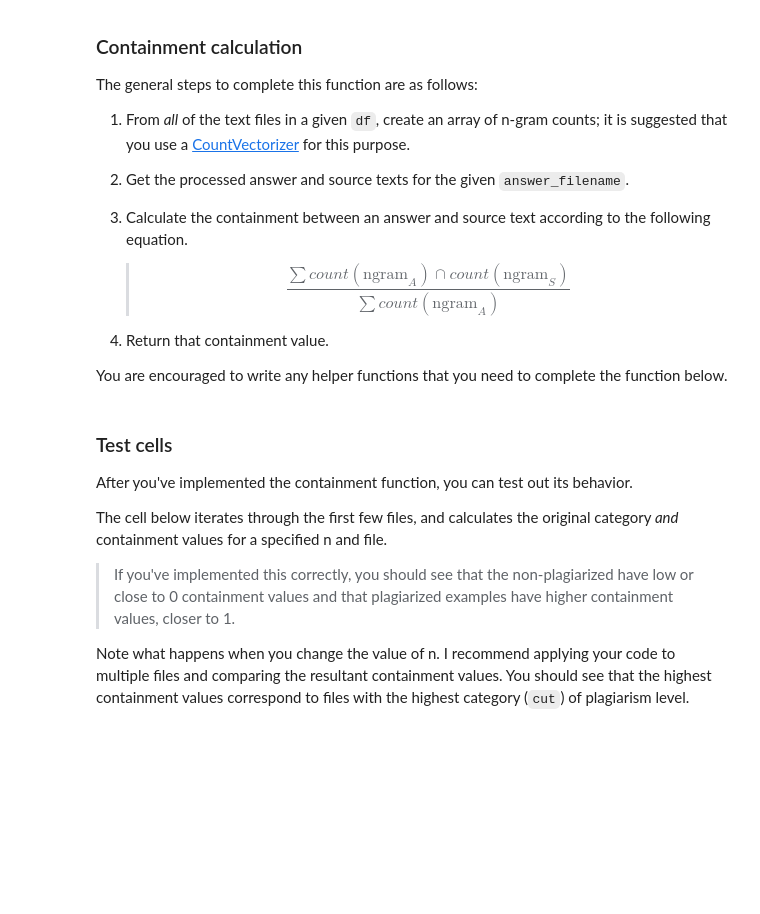
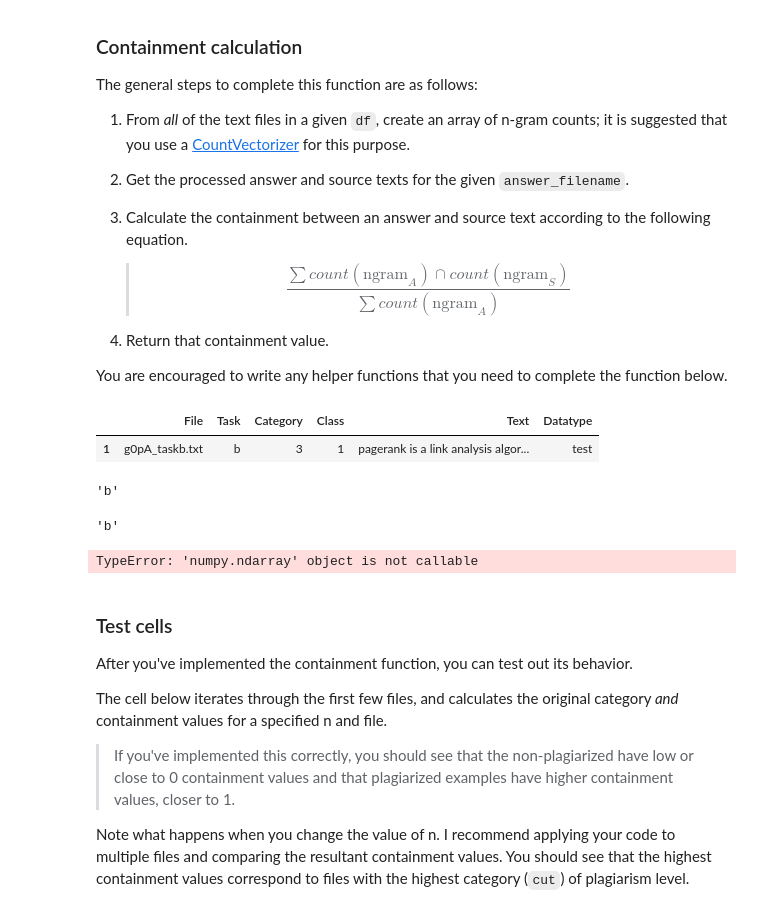
Before and after one commit to carolyn-tsai/Project_Plagiarism_Detection, a Jupyter notebook: Project_Plagiarism_Detection/2_Plagiarism_Feature_Engineering.ipynb, the cells around one changed output. Drawn from its saved outputs; the diff is of its cells as text; code cells hidden in the pictures; blank space fills up the shorter version.

```diff
--- a/Project_Plagiarism_Detection/2_Plagiarism_Feature_Engineering.ipynb
+++ b/Project_Plagiarism_Detection/2_Plagiarism_Feature_Engineering.ipynb
@@ -317,6 +350,30 @@ The general steps to complete this function are as follows:
 4. Return that containment value.
 
 You are encouraged to write any helper functions that you need to complete the function below.
+# %%
+testing_df = complete_df
+answer_filename = "g0pA_taskb.txt"
+
+answer_file = testing_df.loc[testing_df.File == answer_filename, :]
+answer_file
+# %% [output]
+|  | File | Task | Category | Class | Text | Datatype |
+| 1 | g0pA_taskb.txt | b | 3 | 1 | pagerank is a link analysis algor... | test |
+# %%
+task = str(answer_file.Task.values[0])
+task
+# %% [output]
+'b'
+# %%
+answer_task = testing_df[testing_df.File == answer_filename].Task.item()
+answer_task
+# %% [output]
+'b'
+# %%
+answer_task = testing_df.loc[testing_df.File == answer_filename, "Task"].values()
+answer_task
+# %% [output]
+TypeError: 'numpy.ndarray' object is not callable
 # %%
 # Calculate the ngram containment for one answer file/source file pair in a df
 def calculate_containment(df, n, answer_filename):
```
Also changed, not shown: parts of 8 cells of this notebook.
